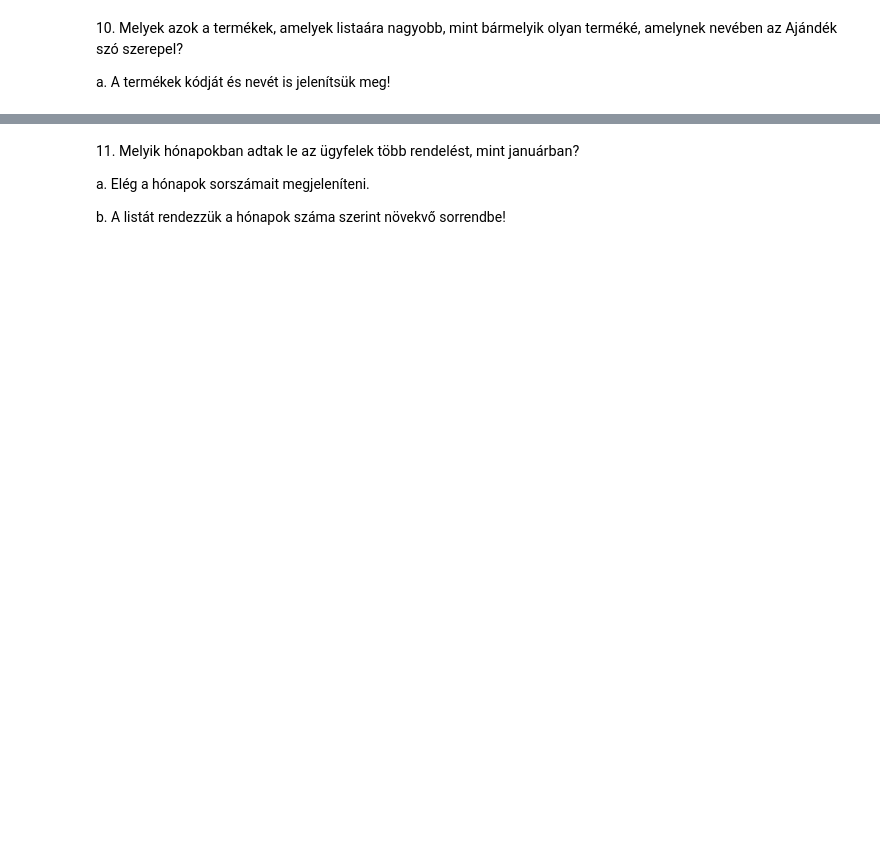
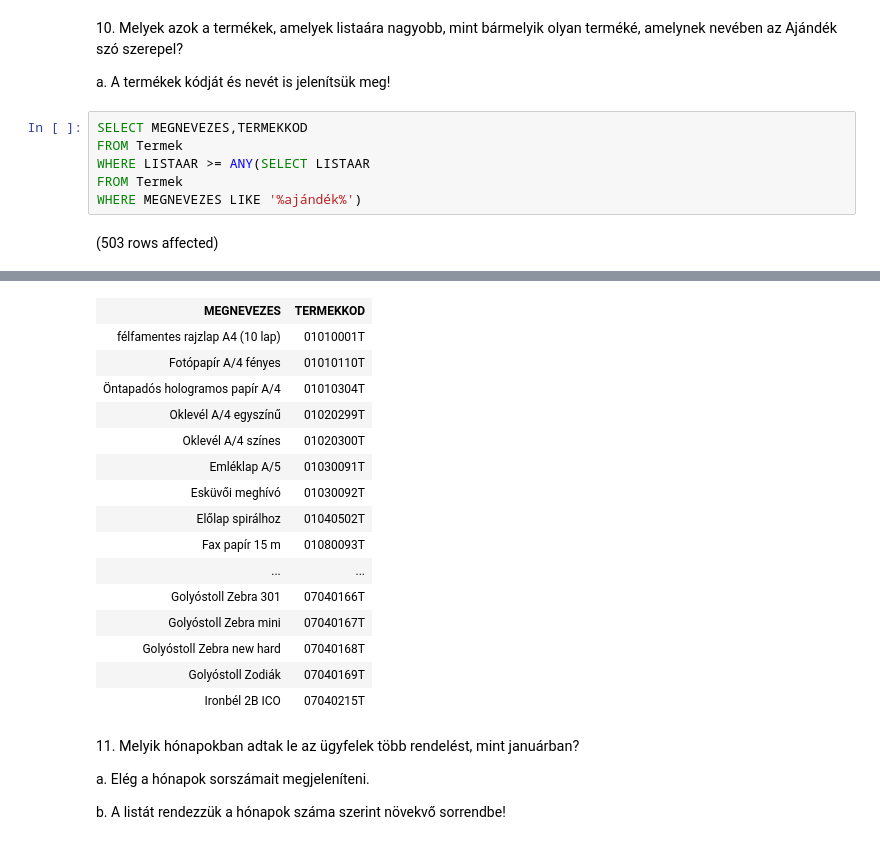
Before and after one commit to JanosZkcs/Adatbazisok_egyetem, a Jupyter notebook: gyakorlat06_feladatok.ipynb, the cells around one changed output, grey strips where cells are left out. Cells and saved outputs as stored; diff of their text form; blank space fills up the shorter version.

```diff
--- a/gyakorlat06_feladatok.ipynb
+++ b/gyakorlat06_feladatok.ipynb
@@ -150,3 +174,11 @@ a. Csak a raktár(ak) neve jelenjen meg!
 10. <span style="background-color: rgb(255, 255, 255); color: rgb(0, 0, 0); font-family: &quot;Open Sans&quot;, sans-serif; font-size: 14.44px;">Melyek azok a termékek, amelyek listaára nagyobb, mint bármelyik olyan terméké, amelynek nevében az Ajándék szó szerepel?&nbsp;</span>
 
 a. A termékek kódját és nevét is jelenítsük meg!
+# %%
+SELECT MEGNEVEZES,TERMEKKOD
+FROM Termek
+WHERE LISTAAR >= ANY(SELECT LISTAAR
+FROM Termek
+WHERE MEGNEVEZES LIKE '%ajándék%')
+# %% [output]
+(503 rows affected)
@@ -153,3 +186,19 @@ a. A termékek kódját és nevét is jelenítsük meg!
+| MEGNEVEZES | TERMEKKOD |
+| félfamentes rajzlap A4 (10 lap) | 01010001T |
+| Fotópapír A/4 fényes | 01010110T |
+| Öntapadós hologramos papír A/4 | 01010304T |
+| Oklevél A/4 egyszínű | 01020299T |
+| Oklevél A/4 színes | 01020300T |
+| Emléklap A/5 | 01030091T |
+| Esküvői meghívó | 01030092T |
+| Előlap spirálhoz | 01040502T |
+| Fax papír 15 m | 01080093T |
+| ... | ... |
+| Golyóstoll Zebra 301 | 07040166T |
+| Golyóstoll Zebra mini | 07040167T |
+| Golyóstoll Zebra new hard | 07040168T |
+| Golyóstoll Zodiák | 07040169T |
+| Ironbél 2B ICO | 07040215T |
 # %% [markdown]
 11. <span style="background-color: rgb(255, 255, 255); color: rgb(0, 0, 0); font-family: &quot;Open Sans&quot;, sans-serif; font-size: 14.44px;">Melyik hónapokban adtak le az ügyfelek több rendelést, mint januárban?&nbsp;</span>
 
```
Also changed, not shown: parts of 8 cells of this notebook.
